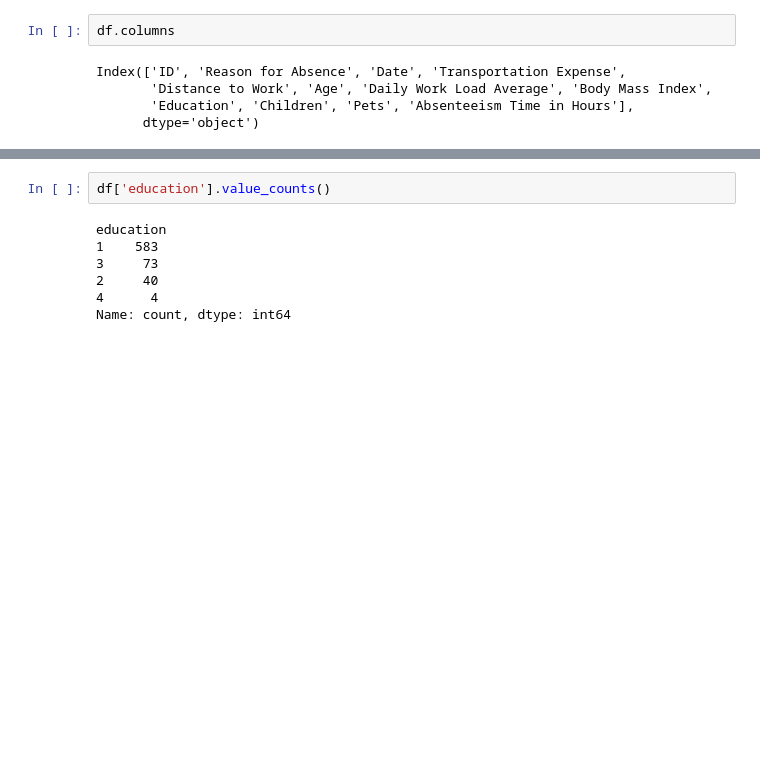
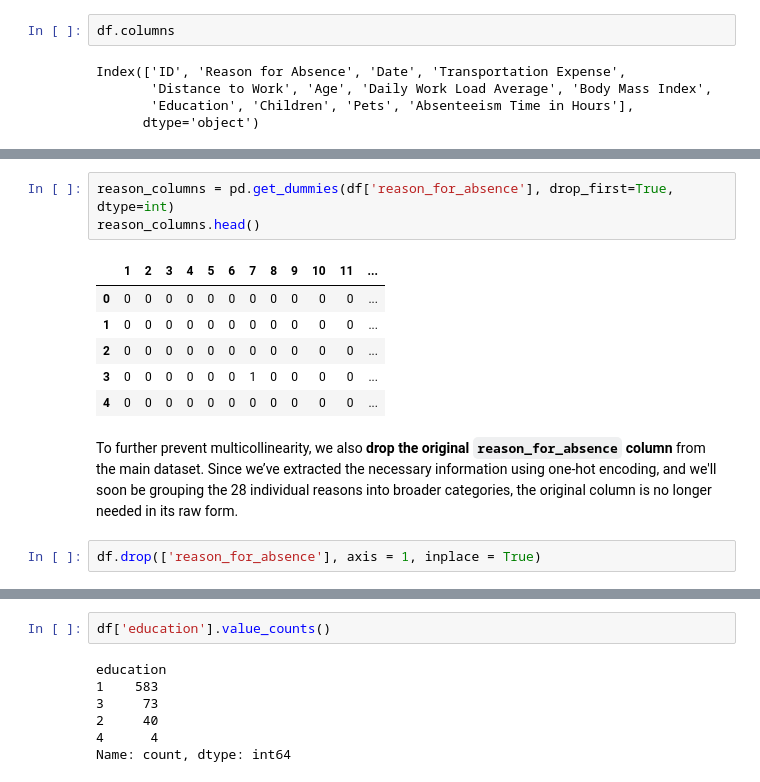
Before and after one commit to shree131/absenteeism_prediction_model, a Jupyter notebook: 1_Absenteeism_Preprocessing.ipynb, the cells around one changed output, grey strips where cells are left out. Saved outputs shown, nothing was run; the diff lists cells and outputs as text; blank space fills up the shorter version.

```diff
--- a/1_Absenteeism_Preprocessing.ipynb
+++ b/1_Absenteeism_Preprocessing.ipynb
@@ -424,0 +283,14 @@ Categorical data, the numbers don't have a meaning.
+# %%
+reason_columns = pd.get_dummies(df['reason_for_absence'], drop_first=True, dtype=int)
+reason_columns.head()
+# %% [output]
+|  | 1 | 2 | 3 | 4 | 5 | 6 | 7 | 8 | 9 | 10 | 11 | ... |
+| 0 | 0 | 0 | 0 | 0 | 0 | 0 | 0 | 0 | 0 | 0 | 0 | ... |
+| 1 | 0 | 0 | 0 | 0 | 0 | 0 | 0 | 0 | 0 | 0 | 0 | ... |
+| 2 | 0 | 0 | 0 | 0 | 0 | 0 | 0 | 0 | 0 | 0 | 0 | ... |
+| 3 | 0 | 0 | 0 | 0 | 0 | 0 | 1 | 0 | 0 | 0 | 0 | ... |
+| 4 | 0 | 0 | 0 | 0 | 0 | 0 | 0 | 0 | 0 | 0 | 0 | ... |
+# %% [markdown]
+To further prevent multicollinearity, we also **drop the original `reason_for_absence` column** from the main dataset. Since we’ve extracted the necessary information using one-hot encoding, and we'll soon be grouping the 28 individual reasons into broader categories, the original column is no longer needed in its raw form.
+# %%
+df.drop(['reason_for_absence'], axis = 1, inplace = True)
```
Also changed, not shown: parts of 112 cells of this notebook, 2 other files.
